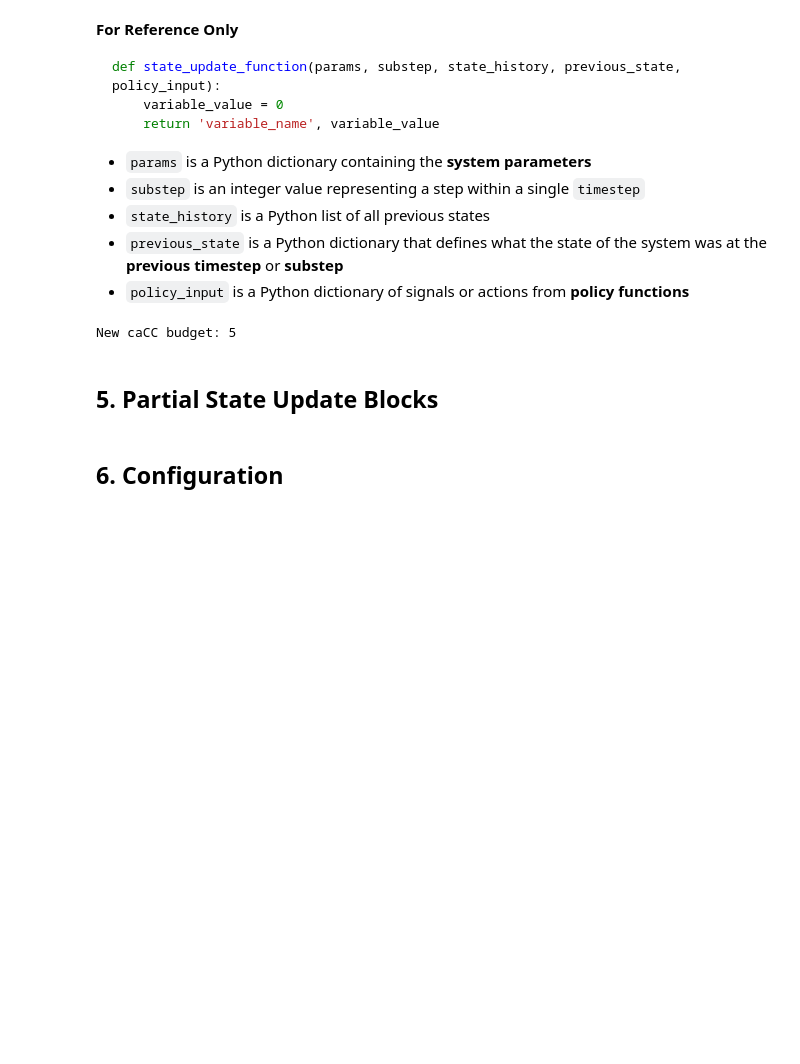
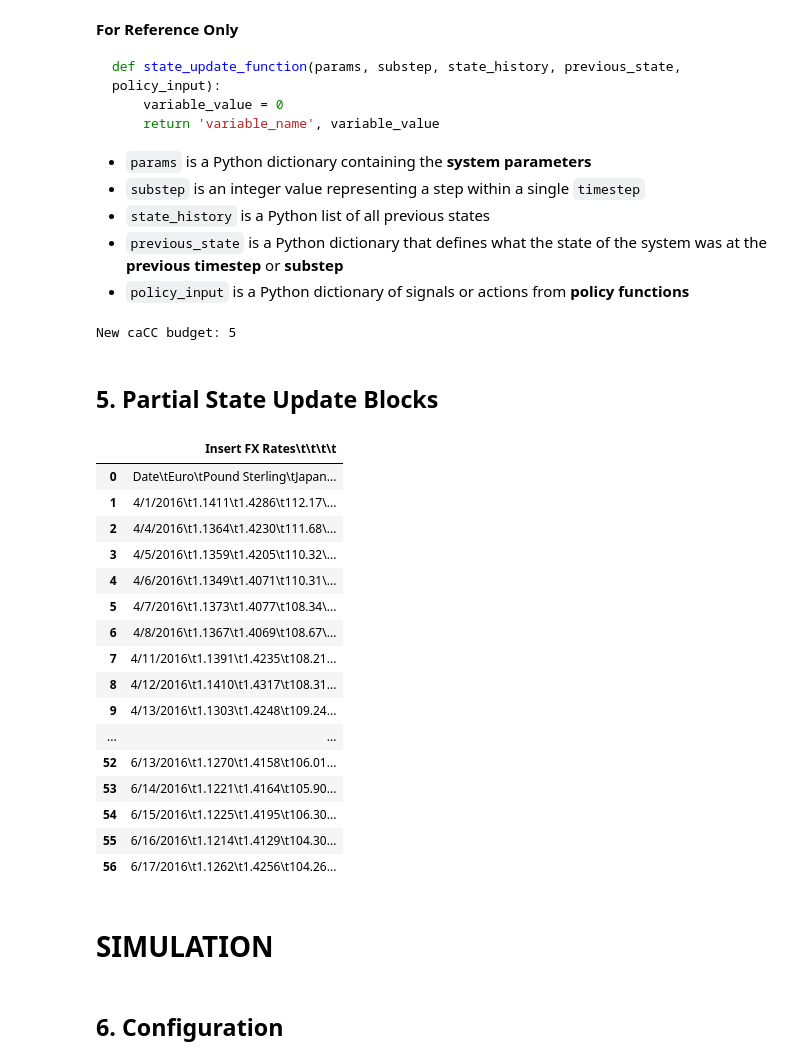
Before and after one commit to econosophia/CSDR_balancer, a Jupyter notebook: CSDR_01/csdr_marksModel_01.ipynb, the cells around one changed output. Cells and saved outputs as stored; diff of their text form; code cells hidden in the pictures; blank space fills up the shorter version.

```diff
--- a/CSDR_01/csdr_marksModel_01.ipynb
+++ b/CSDR_01/csdr_marksModel_01.ipynb
@@ -191,5 +230,32 @@ def s_caC(params, substep, state_history, previous_state, policy_input):
     return 'variable_name', variable_value
 # %% [markdown]
 ## 5. Partial State Update Blocks
+# %%
+# reading data from csv
+import pandas as pd
+
+# Creating a dataframe from a csv file
+df = pd.read_csv('data/test.csv')
+df
+# %% [output]
+|  | Insert FX Rates\t\t\t\t |
+| 0 | Date\tEuro\tPound Sterling\tJapan... |
+| 1 | 4/1/2016\t1.1411\t1.4286\t112.17\... |
+| 2 | 4/4/2016\t1.1364\t1.4230\t111.68\... |
+| 3 | 4/5/2016\t1.1359\t1.4205\t110.32\... |
+| 4 | 4/6/2016\t1.1349\t1.4071\t110.31\... |
+| 5 | 4/7/2016\t1.1373\t1.4077\t108.34\... |
+| 6 | 4/8/2016\t1.1367\t1.4069\t108.67\... |
+| 7 | 4/11/2016\t1.1391\t1.4235\t108.21... |
+| 8 | 4/12/2016\t1.1410\t1.4317\t108.31... |
+| 9 | 4/13/2016\t1.1303\t1.4248\t109.24... |
+| ... | ... |
+| 52 | 6/13/2016\t1.1270\t1.4158\t106.01... |
+| 53 | 6/14/2016\t1.1221\t1.4164\t105.90... |
+| 54 | 6/15/2016\t1.1225\t1.4195\t106.30... |
+| 55 | 6/16/2016\t1.1214\t1.4129\t104.30... |
+| 56 | 6/17/2016\t1.1262\t1.4256\t104.26... |
+# %% [markdown]
+# SIMULATION
 # %% [markdown]
 ## 6. Configuration
```
Also changed, not shown: parts of 4 cells of this notebook, 4 other files.
